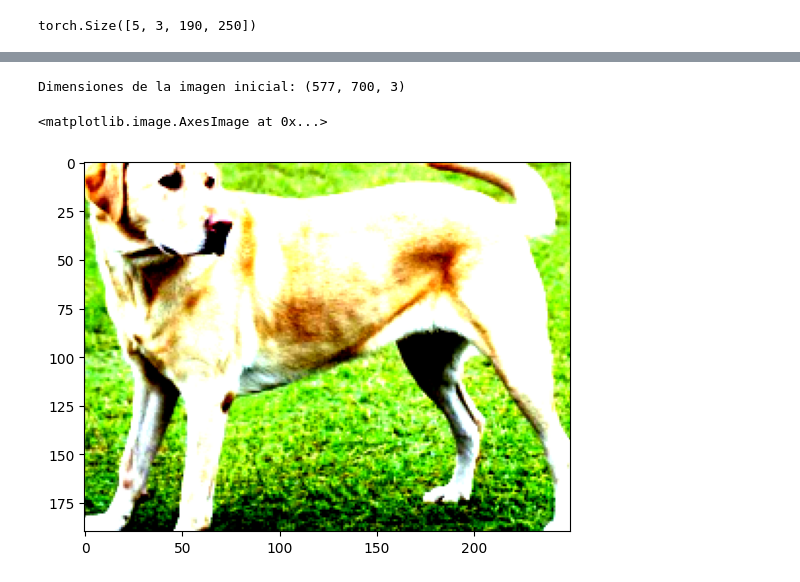
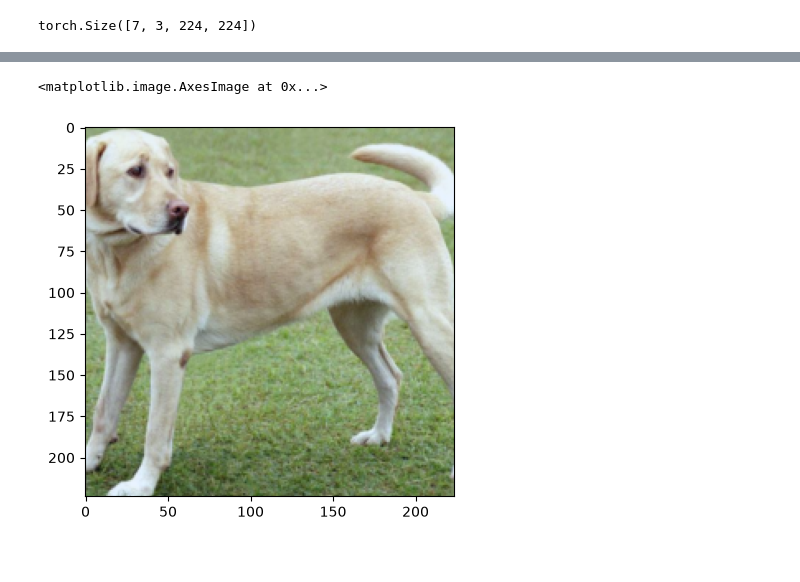
Before and after one commit to robertohincapie/Curso_MineriaMultimedia, a Jupyter notebook: Unidad 2/carga_tranformaciones.ipynb, the cells around one changed output, grey strips where cells are left out. Drawn from its saved outputs; the diff is of its cells as text; code cells hidden in the pictures.

Commit message:
Se modifica el archovo de carga de imágenes y transformaciones

```diff
--- a/Unidad 2/carga_tranformaciones.ipynb
+++ b/Unidad 2/carga_tranformaciones.ipynb
@@ -35,7 +35,7 @@ plt.imshow(imagenes[0])
 from torchvision import transforms
 transform = transforms.Compose([
     transforms.Resize(256),
-    transforms.CenterCrop((190,250)),
+    transforms.CenterCrop((224)),
     transforms.ToTensor(),
     transforms.Normalize( mean=[0.485, 0.456, 0.406], std=[0.229, 0.224, 0.225])
 ])
@@ -44,12 +44,14 @@ transform = transforms.Compose([
 #El método unsqueeze( arreglo, 0), agrega una dimensión en la posición 0.
 #El método CAT pega las imágenes un un único arreglo por medio de la dimensión 0 en este caso.
 
-batch_t=torch.cat([torch.unsqueeze(transform(im),0) for im in img], axis=0)
+batch_t=torch.cat([torch.unsqueeze(transform(im),0) for im in imagenes], axis=0)
 print(batch_t.shape)
 # %% [output]
-torch.Size([5, 3, 190, 250])
+torch.Size([7, 3, 224, 224])
 # %%
-print('Dimensiones de la imagen inicial:',np.asarray(img[0]).shape)
-xi=transform(img[0])
-plt.imshow(xi.permute(1,2,0).numpy())
+print('Dimensiones de la imagen inicial:',np.asarray(imagenes[0]).shape)
+xi=transform(imagenes[0])
+img=xi.permute(1,2,0).numpy()
+img2= (img - img.min()) / (img.max() - img.min())
+plt.imshow(img2)
 # %% [output]
@@ -57,3 +59,2 @@ WARNING:matplotlib.image:Clipping input data to the valid range for imshow with
-Dimensiones de la imagen inicial: (577, 700, 3)
+<matplotlib.image.AxesImage at 0x...>
-<matplotlib.image.AxesImage at 0x...>
-[figure, old version]
+[figure, new version]
```
Also changed, not shown: parts of 3 cells of this notebook.
